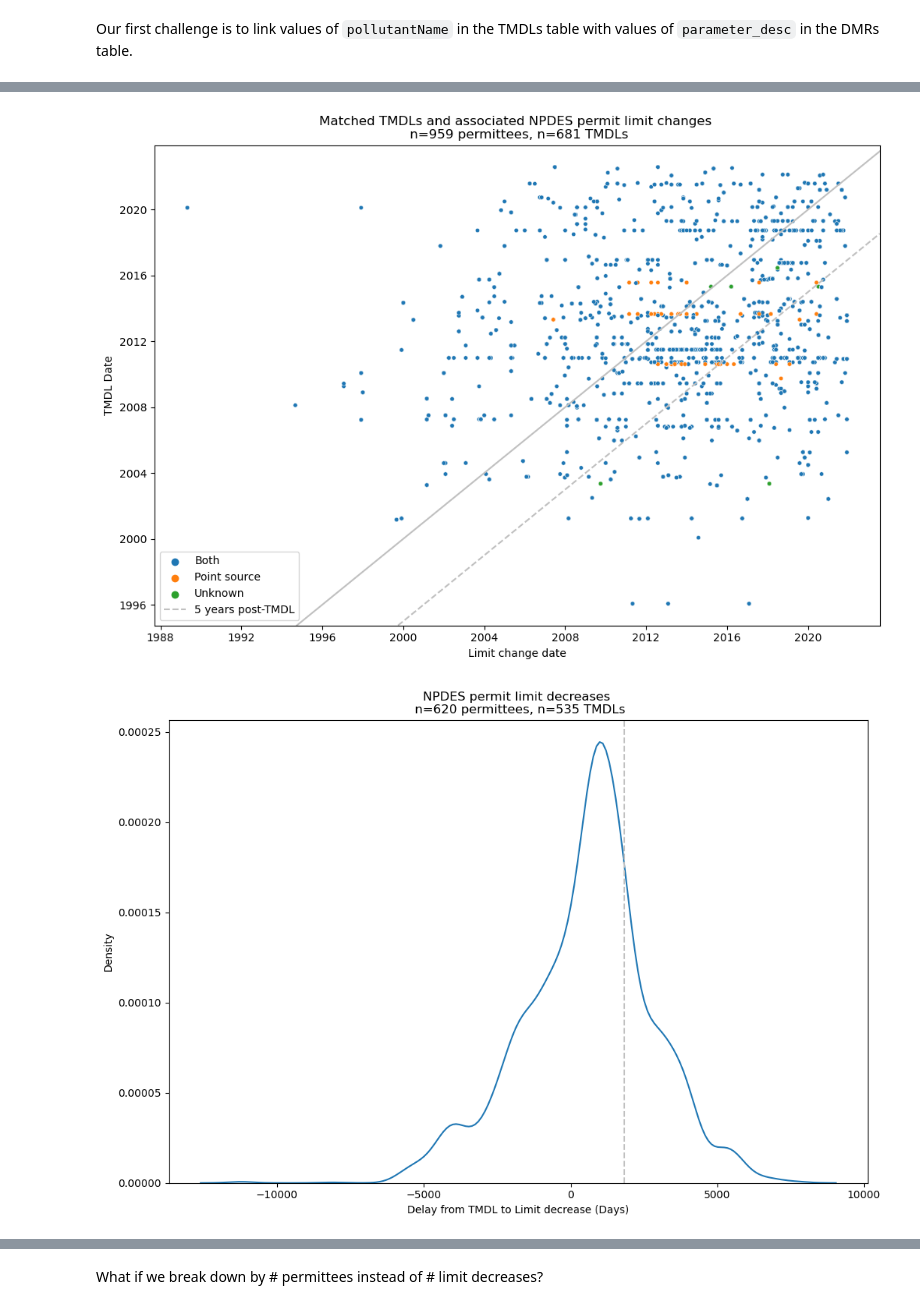
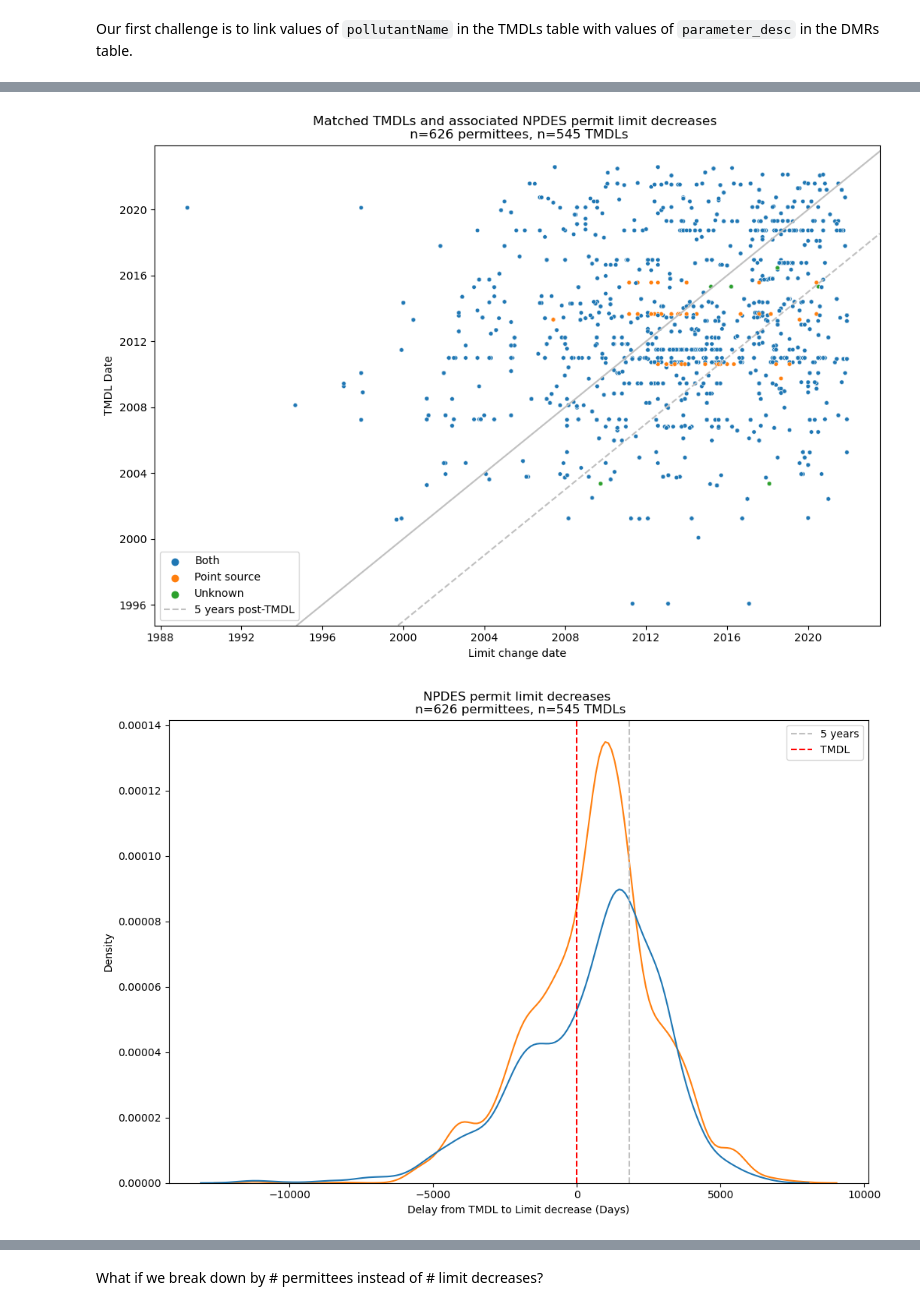
Before and after one commit to reglab/TMDLs_archived, a Jupyter notebook: TMDLS_limit_changes.ipynb, the cells around one changed output, grey strips where cells are left out. Saved outputs shown, nothing was run; the diff lists cells and outputs as text; code cells hidden in the pictures.

Commit message:
Compared to limit increases

```diff
--- a/TMDLS_limit_changes.ipynb
+++ b/TMDLS_limit_changes.ipynb
@@ -503,23 +503,25 @@ plt.axline((dts.datestr2num('2012-01-01'), dts.datestr2num('2012-01-01')),
 plt.axline((dts.datestr2num('2017-01-01'), dts.datestr2num('2012-01-01')),
            (dts.datestr2num('2017-01-02'), dts.datestr2num('2012-01-02')), linestyle='--', label='5 years post-TMDL',
            color='silver')
-plt.title('Matched TMDLs and associated NPDES permit limit changes \n n=' + str(
-    len(prepped_dmrs.drop_duplicates('npdes_permit_id'))) + ' permittees, n=' + str(
-    len(prepped_dmrs.drop_duplicates('actionIdentifier'))) + ' TMDLs');
+plt.title('Matched TMDLs and associated NPDES permit limit decreases \n n=' + str(
+    len(prepped_dmrs[prepped_dmrs['limit_decrease']].drop_duplicates('npdes_permit_id'))) + ' permittees, n=' + str(
+    len(prepped_dmrs[prepped_dmrs['limit_decrease']].drop_duplicates('actionIdentifier'))) + ' TMDLs');
 plt.legend();
 # %% [output]
-[figure, old version]
+[figure, new version]
 # %%
 plt.style.use('default')
 plt.figure(figsize=(12, 8));
 plt.xlabel('Delay from TMDL to Limit decrease (Days)')
-sns.kdeplot(data=prepped_dmrs[prepped_dmrs['limit_decrease']==True], x='limit_change_delay');
+sns.kdeplot(data=prepped_dmrs, x='limit_change_delay', hue='limit_decrease');
 plt.axvline(x=365*5, linestyle='--', color='silver', label='5 years')
+plt.axvline(x=0, linestyle='--', color='red', label='TMDL')
 plt.title('NPDES permit limit decreases \n n=' + str(
     len(prepped_dmrs[prepped_dmrs['limit_decrease']==True].drop_duplicates('npdes_permit_id'))) + ' permittees, n=' + str(
     len(prepped_dmrs[prepped_dmrs['limit_decrease']==True].drop_duplicates('actionIdentifier'))) + ' TMDLs');
+plt.legend();
 # %% [output]
-[figure, old version]
+[figure, new version]
 # %%
 print('Portion of limit decreases within 5 years post-TMDL:', round(prepped_dmrs[prepped_dmrs['limit_decrease']]['limit_change_within_5yrs'].mean(), 3), ' (n =', len(prepped_dmrs[(prepped_dmrs['limit_decrease']) & (prepped_dmrs['limit_change_within_5yrs'])]), ')')
 print('Portion of limit decreases within 5 years pre-TMDL:', round(prepped_dmrs[prepped_dmrs['limit_decrease']]['limit_change_within_-5yrs'].mean(), 3), ' (n =', len(prepped_dmrs[(prepped_dmrs['limit_decrease']) & (prepped_dmrs['limit_change_within_-5yrs'])]), ')')
```
Also changed, not shown: parts of 12 cells of this notebook.
